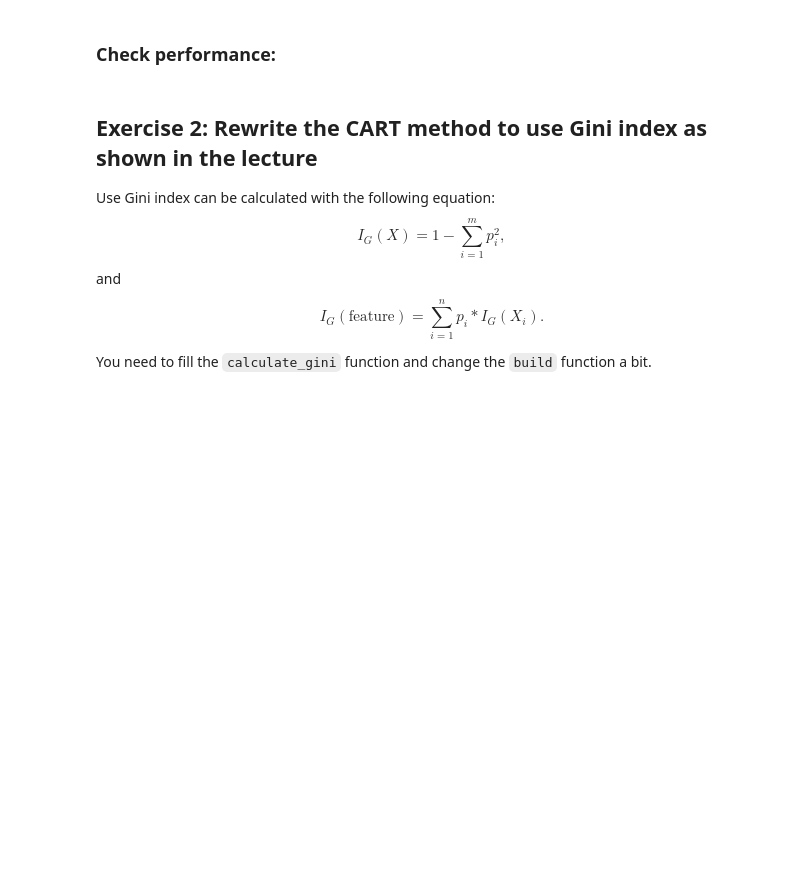
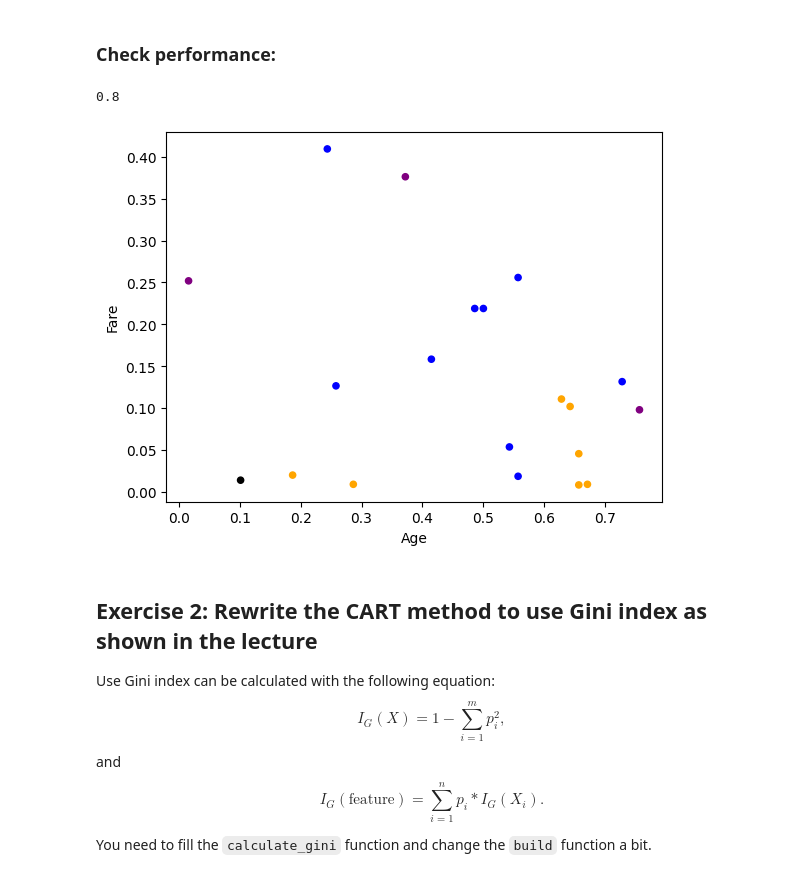
Before and after one commit to Kulizon/machine-learning, a Jupyter notebook: cwiczenia4/055Decision_trees_Exercises.ipynb, the cells around one changed output. Cells and saved outputs as stored; diff of their text form; code cells hidden in the pictures; blank space fills up the shorter version.

```diff
--- a/cwiczenia4/055Decision_trees_Exercises.ipynb
+++ b/cwiczenia4/055Decision_trees_Exercises.ipynb
@@ -47,3 +47,10 @@ titanic_df
 203 rows × 3 columns
 # %% [markdown]
 ### Normalize "Age" and "Fare" features here:
+# %%
+for feature in features:
+    min_val = titanic_df[feature].min()
+    max_val = titanic_df[feature].max()
+    titanic_df[feature] = (titanic_df[feature] - min_val) / (max_val - min_val)
+
+titanic_df
@@ -62,7 +83,7 @@ train_set = train_set[features]
 
 test_set = survivded_df.sample(10, random_state=12345)
 test_set = pd.concat([test_set, not_survivded_df.sample(10, random_state=12345)])
-plot_test_set = test_set
+plot_test_set = test_set.copy()
 test_set_labels = test_set['Survived']
 test_set = test_set[features]
 
@@ -103,39 +124,42 @@ def find_closest_objects(x, k):
         i = i + 1
     distances=np.array(distances)
     label_ids = distances[distances[:, 1].argsort()][:k,0]
     return [int(item) for item in label_ids]
 
 
 def predict():
     """
     Assign a label of the most common label in the list of closest objects.
 
     :return: A list of predictions.
     """
     predictions = []
     for item in test_set.values:
         label_ids = find_closest_objects(item, k)
         counts = np.bincount(train_set_labels.values[label_ids])
         label = np.argmax(counts)
         predictions.append(label)
     return predictions
 
 
 
 predictions = predict()
 acc = accuracy_score(predictions, test_set_labels)
 print(acc)
 
 plot_test_set['predicted'] = predictions
 
-plot_test_set.loc[(plot_test_set["Survived"] == 1) & (plot_test_set["predicted"] == 0), "Survived"] = "black"
-plot_test_set.loc[(plot_test_set["Survived"] == 1) & (plot_test_set["predicted"] == 1), "Survived"] = "blue"
-plot_test_set.loc[(plot_test_set["Survived"] == 0) & (plot_test_set["predicted"] == 0), "Survived"] = "orange"
-plot_test_set.loc[(plot_test_set["Survived"] == 0) & (plot_test_set["predicted"] == 1), "Survived"] = "purple"
+plot_test_set["color"] = ""
+plot_test_set.loc[(plot_test_set["Survived"] == 1) & (plot_test_set["predicted"] == 0), "color"] = "black"
+plot_test_set.loc[(plot_test_set["Survived"] == 1) & (plot_test_set["predicted"] == 1), "color"] = "blue"
+plot_test_set.loc[(plot_test_set["Survived"] == 0) & (plot_test_set["predicted"] == 0), "color"] = "orange"
+plot_test_set.loc[(plot_test_set["Survived"] == 0) & (plot_test_set["predicted"] == 1), "color"] = "purple"
 
 
-
-res = plot_test_set.plot.scatter(x='Age',y='Fare',c='Survived').get_figure()
+res = plot_test_set.plot.scatter(x='Age',y='Fare',c='color').get_figure()
+# %% [output]
+0.8
+[figure, added]
 # %% [markdown]
 ## Exercise 2: Rewrite the CART method to use Gini index as shown in the lecture
 
```
Also changed, not shown: parts of 3 cells of this notebook, 2 other files.
